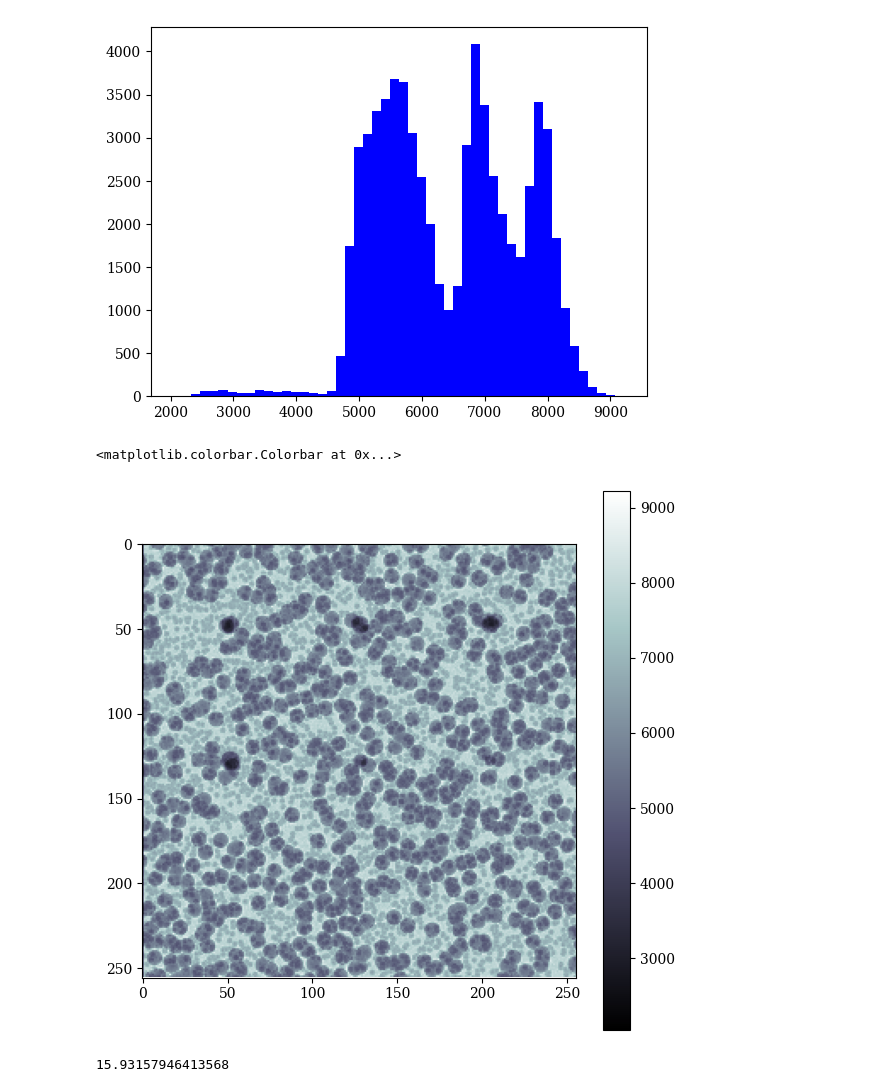
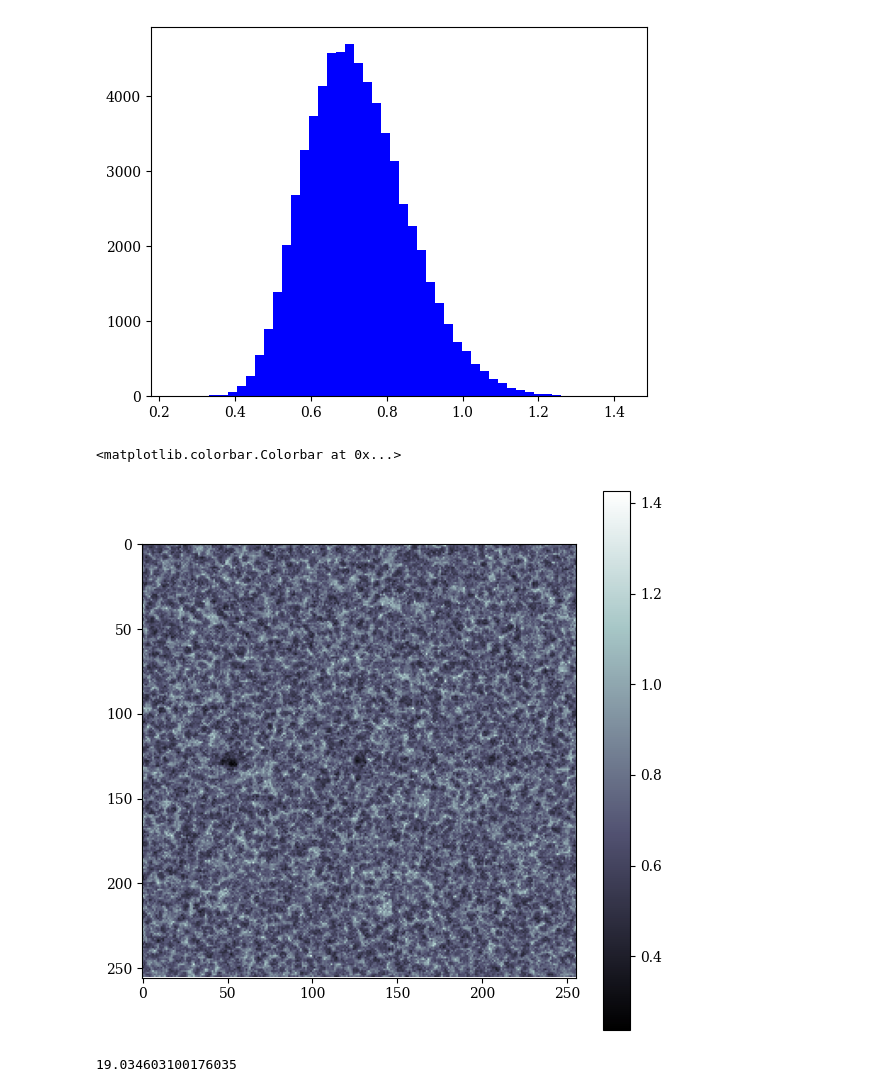
Before and after one commit to roshak1197/CNR_Geant4_Speck, a Jupyter notebook: CNR_C.ipynb, the cells around one changed output. Saved outputs shown, nothing was run; the diff lists cells and outputs as text; code cells hidden in the pictures.

```diff
--- a/CNR_C.ipynb
+++ b/CNR_C.ipynb
@@ -13,9 +13,9 @@ NI=1 #Número de imágenes RAW
 NF=1 #Número de imágenes FF
 NThr=1 #Número de imágenes contenidas dentro de cada .raw: La primera es la dada por el canal 0 y \
 #la segunda es la dada por el canal 1.
-nameSAM="Spk_YES_Poly_d0.1m_a15um_p62um_step-4.2_dith23.25_"
+nameSAM="Spk_YES2_Poly_00_d0.1m_a15um_p62um_step-4.2_dith23.25_"
 nameREF ="SpkR467_00_16.75kev__d0.1m_a15um_p62um_step-4.2_dith23.25_"
-nameFF="SVspFF_16.75_kev__d0.1m_a15um_p62um_step-4.2_dith23.25_"
+nameFF="Spk_YES2FF_Poly_00_d0.1m_a15um_p62um_step-4.2_dith23.25_"
 # %%
 def ImagenesR(name,Npixeles):
     I=[]
@@ -53,30 +53,30 @@ FFA=ImagenesA(FF,Npixeles,NF,NThr)
 # %%
 Sampc=[]
 Refc=[]
 for i in range(NThr):
-    SAMPC=SAMPA[i]#/FFA[i]
+    SAMPC=SAMPA[i]/FFA[i]
     REFC = REFA[i]/FFA[i]
     Sampc.append(SAMPC)
     Refc.append(REFC)
 
 k=0
 ImG=plt.hist(np.ravel(Sampc[k]),bins=50,color="blue")
 # %% [output]
-[figure, old version]
+[figure, new version]
 # %%
 plt.figure(figsize=(7,7))
 plt.imshow(Sampc[k], cmap="bone")
 plt.colorbar()
 # %% [output]
 <matplotlib.colorbar.Colorbar at 0x...>
-[figure, old version]
+[figure, new version]
 # %%
 sigma = np.std(Sampc[k][10:70,10:70])
 mean = np.mean(Sampc[k][10:70,10:70])
 vis = sigma/mean *100
 vis
 # %% [output]
-15.93157946413568
+19.034603100176035
 # %%
 S = []
 S.append(Sampc[k])
```
Also changed, not shown: parts of 1 cell of this notebook.
